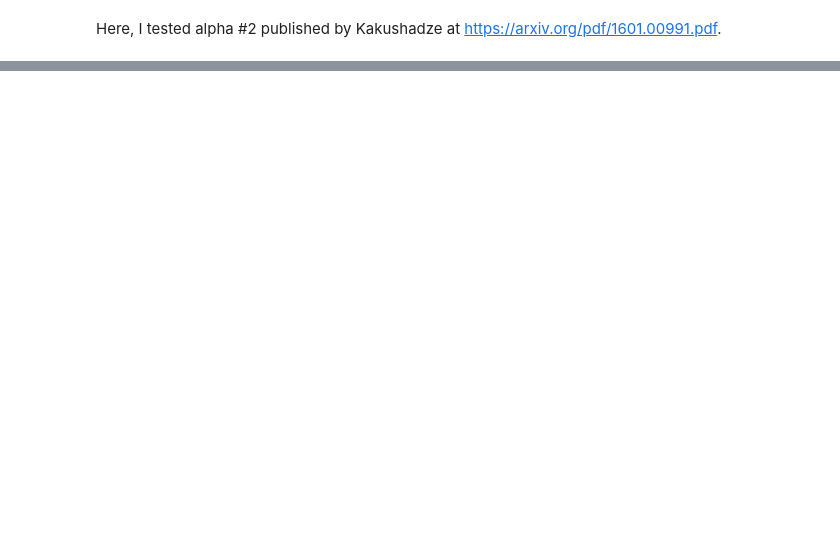
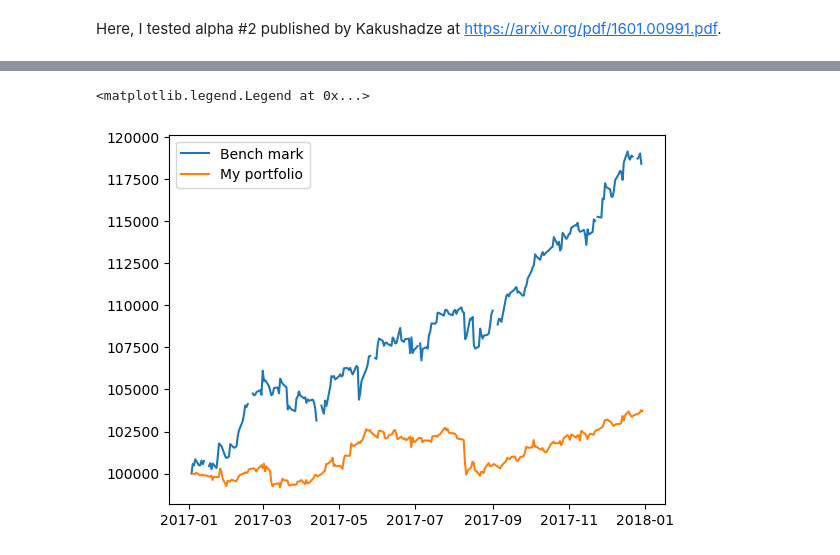
Before and after one commit to jianjiu-chen/test_published_WorldQuant_alphas, a Jupyter notebook: alpha2.ipynb, the cells around one changed output, grey strips where cells are left out. Cells and saved outputs as stored; diff of their text form; code cells hidden in the pictures; blank space fills up the shorter version.

```diff
--- a/alpha2.ipynb
+++ b/alpha2.ipynb
@@ -144,0 +142,8 @@ Text(0, 0.5, 'SP500')
+# %%
+fig, ax = plt.subplots()
+ax.plot((STARTING_CASH/sp500[1]*sp500),label='Bench mark')
+ax.plot(result.portfolio_value,label='My portfolio')
+ax.legend()
+# %% [output]
+<matplotlib.legend.Legend at 0x...>
+[figure, added]
```
Also changed, not shown: parts of 2 cells of this notebook.
